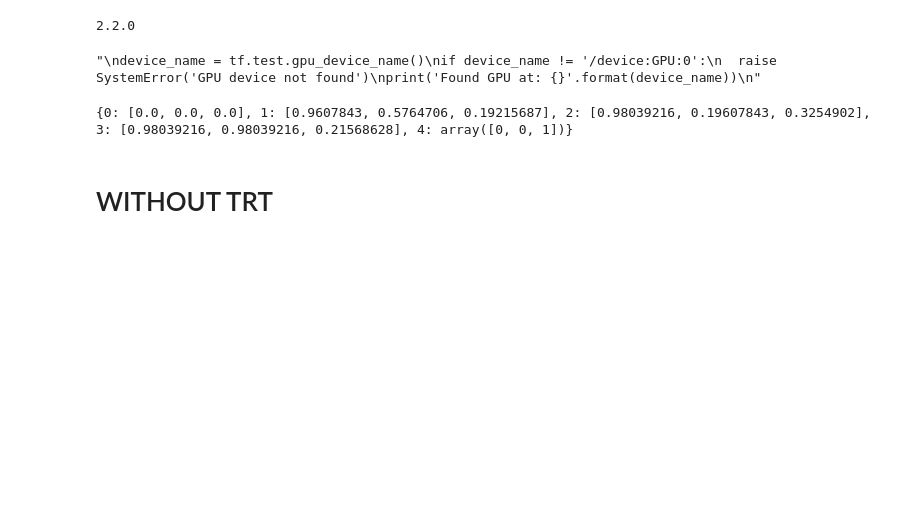
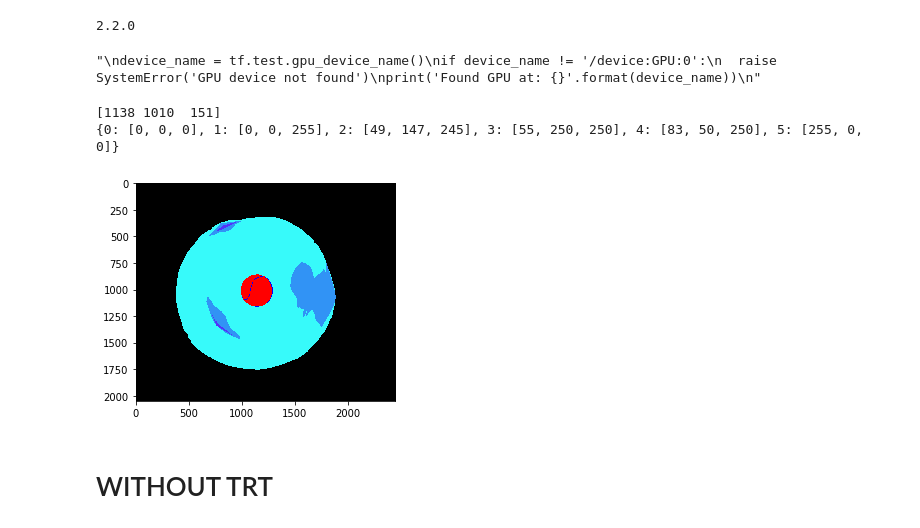
Before and after one commit to jhk0429/Segmentation_project, a Jupyter notebook: Inference-combined.ipynb, the cells around one changed output. Cells and saved outputs as stored; diff of their text form; code cells hidden in the pictures; blank space fills up the shorter version.

```diff
--- a/Inference-combined.ipynb
+++ b/Inference-combined.ipynb
@@ -133,26 +177,36 @@ def draw_and_count(img, contours, label = '', draw_type = 'contour', show=True):
 # %%
-mask = imread('JR_dataset/train/silver_ng/new_gt_mask/높음2__분리막 눌림_은색.png') #2048 x 2448
+import cv2
+from itertools import product
+mask = cv2.imread('JR_dataset/train/silver_ng/new_gt_mask/높음2__분리막 눌림_은색.png') #2048 x 2448
+
+mask = find_circle_and_color(mask)
+
+colors = np.unique(tf.reshape(mask, [-1,3]), axis=0)
+#mask = tf.image.grayscale_to_rgb(mask)
+plt.imshow(mask)
 
 colors = np.unique(tf.reshape(mask,[-1,3]), axis=0)
 
 color_dict = {i: list(x) for i,x in enumerate(colors)}
 
-color_dict[1] = color_dict[2]
-color_dict[2] = color_dict[3]
-color_dict[3] = color_dict[4]
-color_dict[4] = np.array([0,0,1])
+#color_dict[1] = color_dict[2]
+#color_dict[2] = color_dict[3]
+#color_dict[3] = color_dict[4]
+#color_dict[4] = np.array([0,0,1])
 
 print(color_dict)
 
 def rgb_to_onehot(rgb_arr, color_dict):
     num_classes = len(color_dict)
     shape = rgb_arr.shape[:2] + (num_classes,)
     arr = np.zeros(shape, dtype=np.int8)
     for i, cls in enumerate(color_dict):
         arr[:, :, i] = np.all(rgb_arr.reshape((-1, 3)) == color_dict[i], axis=1).reshape(shape[:2])
     return arr
 # %% [output]
-{0: [0.0, 0.0, 0.0], 1: [0.9607843, 0.5764706, 0.19215687], 2: [0.98039216, 0.19607843, 0.3254902], 3: [0.98039216, 0.98039216, 0.21568628], 4: array([0, 0, 1])}
+[1138 1010  151]
+{0: [0, 0, 0], 1: [0, 0, 255], 2: [49, 147, 245], 3: [55, 250, 250], 4: [83, 50, 250], 5: [255, 0, 0]}
+[figure, added]
 # %% [markdown]
 # WITHOUT TRT
 # %%
```
Also changed, not shown: parts of 9 cells of this notebook, 1 other file.
